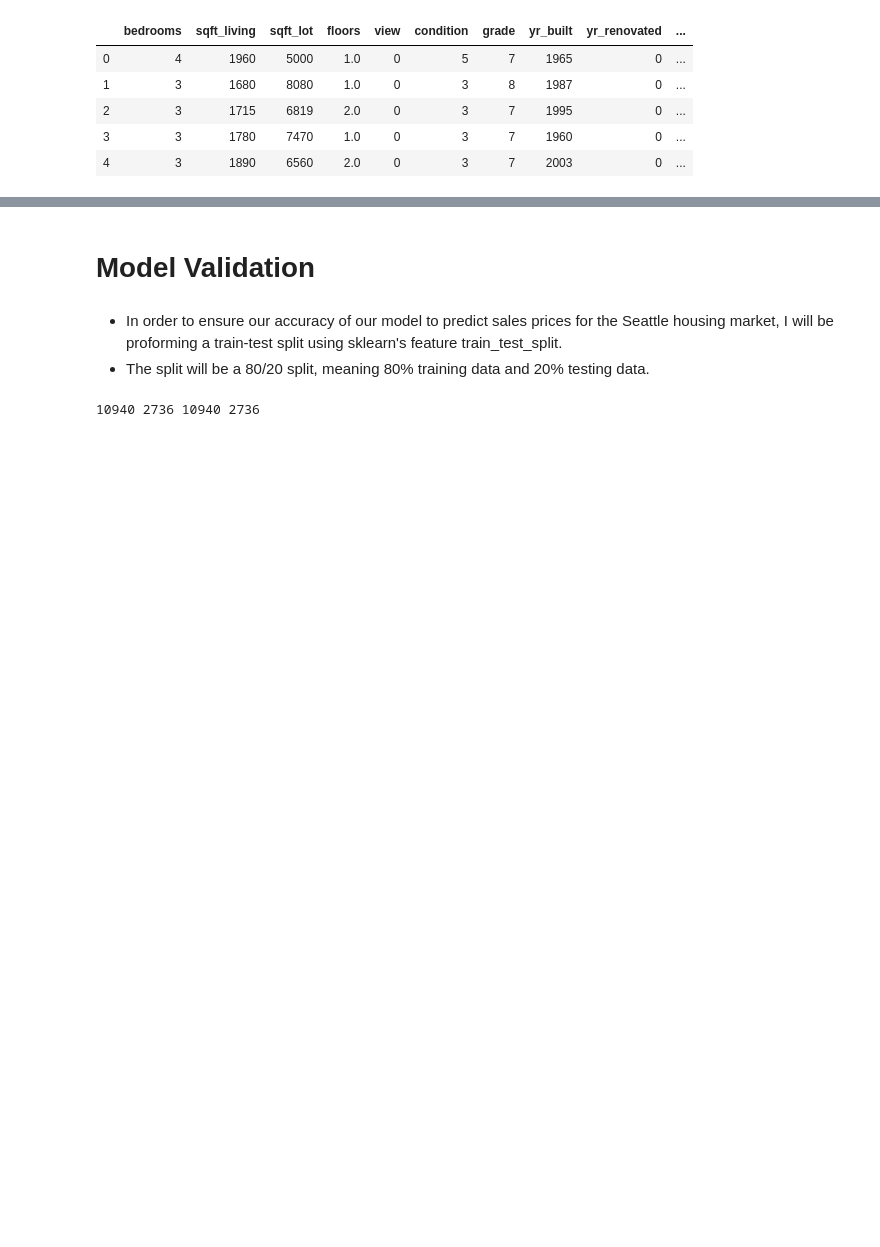
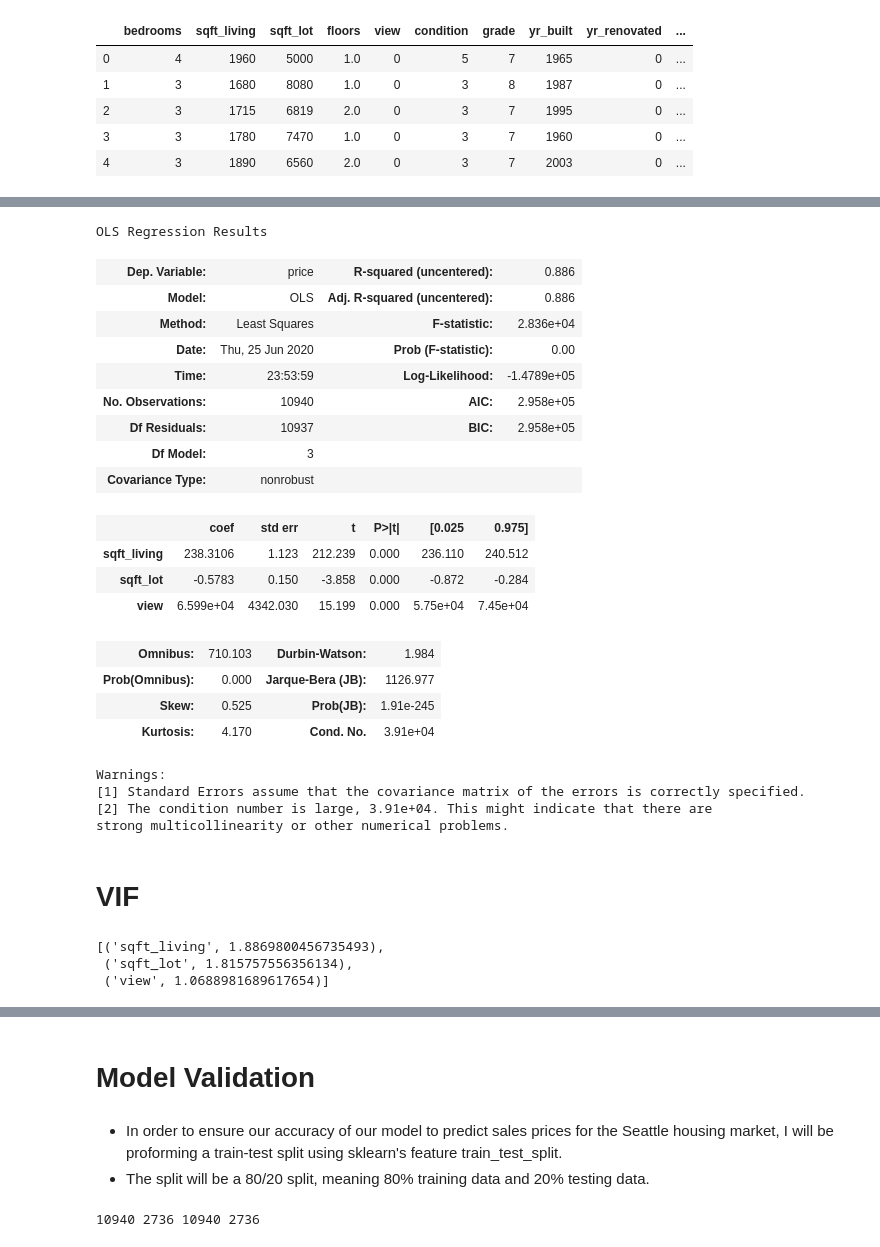
Before and after one commit to jari-el13/dsc-mod-2-project-v2-1-onl01-dtsc-ft-041320, a Jupyter notebook: student.ipynb, the cells around one changed output, grey strips where cells are left out. Cells and saved outputs as stored; diff of their text form; code cells hidden in the pictures; blank space fills up the shorter version.

```diff
--- a/student.ipynb
+++ b/student.ipynb
@@ -569,3 +616,45 @@ sns.heatmap(corr, center=0, annot=True)
+# %%
+y = df1['price']
+
+features_df = df1.drop(['price'], axis=1)
+
+X_train, X_test, y_train, y_test = train_test_split(features_df_2,df1['price'],test_size=0.2)
+# %%
+linreg = sm.OLS(y_train, X_train).fit()
+linreg.summary()
+# %% [output]
+OLS Regression Results
+| Dep. Variable: | price | R-squared (uncentered): | 0.886 |
+| Model: | OLS | Adj. R-squared (uncentered): | 0.886 |
+| Method: | Least Squares | F-statistic: | 2.836e+04 |
+| Date: | Thu, 25 Jun 2020 | Prob (F-statistic): | 0.00 |
+| Time: | 23:53:59 | Log-Likelihood: | -1.4789e+05 |
+| No. Observations: | 10940 | AIC: | 2.958e+05 |
+| Df Residuals: | 10937 | BIC: | 2.958e+05 |
+| Df Model: | 3 |  |  |
+| Covariance Type: | nonrobust |  |  |
+|  | coef | std err | t | P>|t| | [0.025 | 0.975] |
+| sqft_living | 238.3106 | 1.123 | 212.239 | 0.000 | 236.110 | 240.512 |
+| sqft_lot | -0.5783 | 0.150 | -3.858 | 0.000 | -0.872 | -0.284 |
+| view | 6.599e+04 | 4342.030 | 15.199 | 0.000 | 5.75e+04 | 7.45e+04 |
+| Omnibus: | 710.103 | Durbin-Watson: | 1.984 |
+| Prob(Omnibus): | 0.000 | Jarque-Bera (JB): | 1126.977 |
+| Skew: | 0.525 | Prob(JB): | 1.91e-245 |
+| Kurtosis: | 4.170 | Cond. No. | 3.91e+04 |
+Warnings:
+[1] Standard Errors assume that the covariance matrix of the errors is correctly specified.
+[2] The condition number is large, 3.91e+04. This might indicate that there are
+strong multicollinearity or other numerical problems.
+# %% [markdown]
+# VIF
+# %%
+X = features_df_2
+vif = [variance_inflation_factor(features_df_2.values, i) for i in range(X.shape[1])]
+list(zip(features_df_2, vif))
+# %% [output]
+[('sqft_living', 1.8869800456735493),
+ ('sqft_lot', 1.815757556356134),
+ ('view', 1.0688981689617654)]
 # %% [markdown]
 # Model Summary
 - Model Results
```
Also changed, not shown: parts of 83 cells of this notebook, 1 other file.
